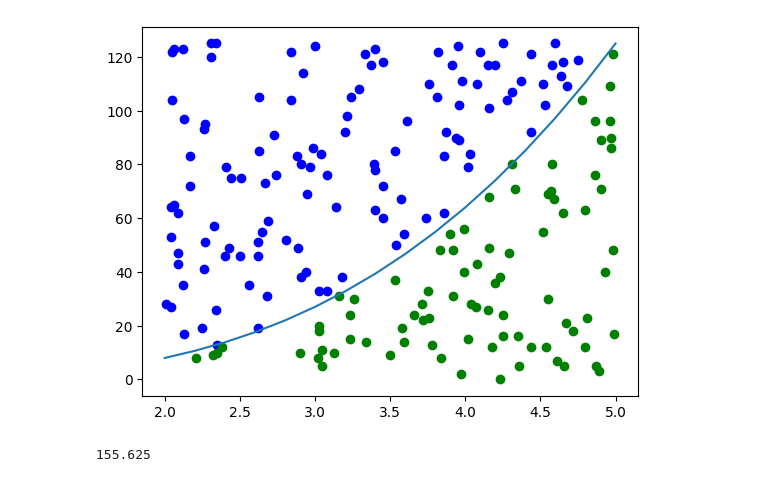
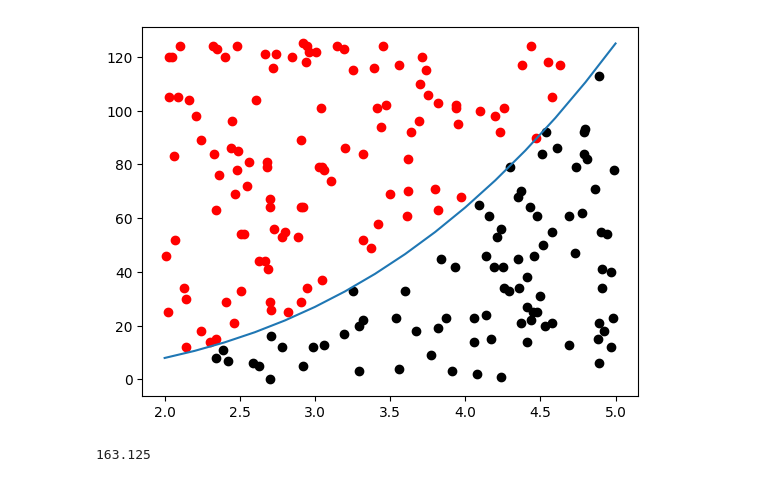
Before and after one commit to Jobayer08/Simulation_mahabub_sir, a Jupyter notebook: 2.3 Numerical Integration.ipynb, the cells around one changed output. Drawn from its saved outputs; the diff is of its cells as text; code cells hidden in the pictures.

```diff
--- a/2.3 Numerical Integration.ipynb
+++ b/2.3 Numerical Integration.ipynb
@@ -6,34 +6,34 @@ def func(x):
     return x**3
 
 n=0
 m=0
 
 for i in range(200):
     rx = random.randint(200,500)
     rx = rx/100
     ry = random.randint(0,125)
     n+=1
     if ry <= func(rx):
         m+=1
-        plt.scatter(rx,ry,color = "green")
+        plt.scatter(rx,ry,color = "black")
     else:
-        plt.scatter(rx,ry,color = "blue")
+        plt.scatter(rx,ry,color = "red")
 
 x = []
 y = []
 i=2
 h=0.2
 while i<=5:
     val = i
     x.append(val)
     y.append(func(val))
     i += h
     i = round(i,2)
 
 plt.plot(x,y)
 plt.show()
 area = (m/n)*(3*125)
 area
 # %% [output]
-[figure, old version]
+[figure, new version]
-155.625
+163.125
```
